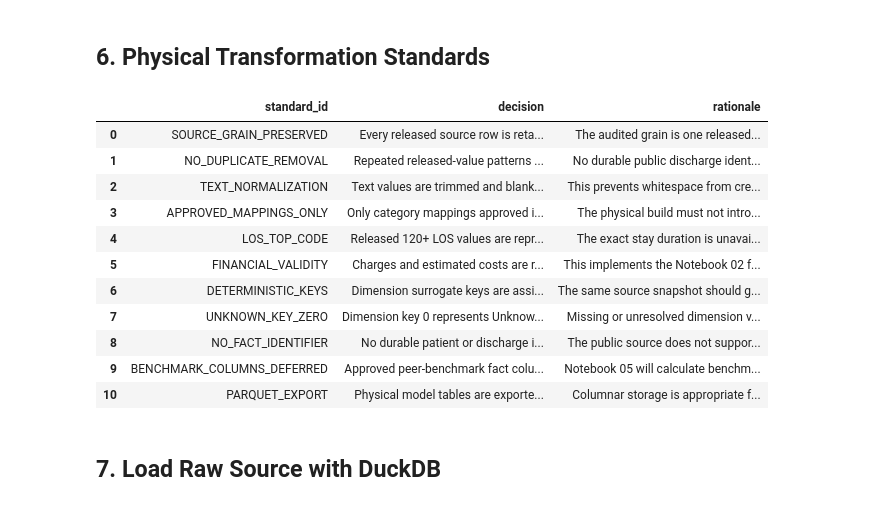
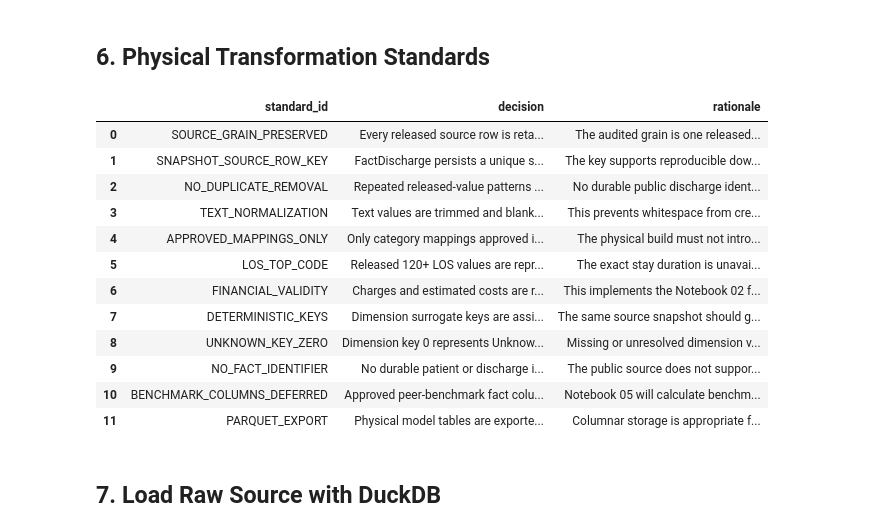
Before and after one commit to doyounghi/Healthcare-data-analysis, a Jupyter notebook: 04_hospital_operations_powerbi/notebooks/04_physical_data_model_build.ipynb, the cells around one changed output. Drawn from its saved outputs; the diff is of its cells as text; code cells hidden in the pictures.

```diff
--- a/04_hospital_operations_powerbi/notebooks/04_physical_data_model_build.ipynb
+++ b/04_hospital_operations_powerbi/notebooks/04_physical_data_model_build.ipynb
@@ -347,6 +347,17 @@ transformation_standards = pd.DataFrame([
         "standard_id": "SOURCE_GRAIN_PRESERVED",
         "decision": "Every released source row is retained in FactDischarge.",
         "rationale": "The audited grain is one released inpatient discharge.",
+    },
+    {
+        "standard_id": "SNAPSHOT_SOURCE_ROW_KEY",
+        "decision": (
+            "FactDischarge persists a unique source-row ordinal scoped to the "
+            "audited snapshot."
+        ),
+        "rationale": (
+            "The key supports reproducible downstream joins without implying patient "
+            "identity or longitudinal discharge linkage."
+        ),
     },
     {
         "standard_id": "NO_DUPLICATE_REMOVAL",
@@ -383,43 +394,44 @@ transformation_standards = pd.DataFrame([
         "standard_id": "DETERMINISTIC_KEYS",
         "decision": "Dimension surrogate keys are assigned deterministically from sorted natural-key values.",
         "rationale": "The same source snapshot should generate the same keys across clean reruns.",
     },
     {
         "standard_id": "UNKNOWN_KEY_ZERO",
         "decision": "Dimension key 0 represents Unknown / Not Available.",
         "rationale": "Missing or unresolved dimension values must not remove fact rows.",
     },
     {
         "standard_id": "NO_FACT_IDENTIFIER",
         "decision": "No durable patient or discharge identifier is invented.",
         "rationale": "The public source does not support longitudinal linkage.",
     },
     {
         "standard_id": "BENCHMARK_COLUMNS_DEFERRED",
         "decision": "Approved peer-benchmark fact columns are created as typed null placeholders.",
         "rationale": "Notebook 05 will calculate benchmark values without changing the approved fact-table schema.",
     },
     {
         "standard_id": "PARQUET_EXPORT",
         "decision": "Physical model tables are exported as compressed Parquet.",
         "rationale": "Columnar storage is appropriate for the 2.1-million-row fact table and future Power BI/Fabric workflows.",
     },
 ])
 
 transformation_standards
 # %% [output]
 |  | standard_id | decision | rationale |
 | 0 | SOURCE_GRAIN_PRESERVED | Every released source row is reta... | The audited grain is one released... |
-| 1 | NO_DUPLICATE_REMOVAL | Repeated released-value patterns ... | No durable public discharge ident... |
-| 2 | TEXT_NORMALIZATION | Text values are trimmed and blank... | This prevents whitespace from cre... |
-| 3 | APPROVED_MAPPINGS_ONLY | Only category mappings approved i... | The physical build must not intro... |
-| 4 | LOS_TOP_CODE | Released 120+ LOS values are repr... | The exact stay duration is unavai... |
-| 5 | FINANCIAL_VALIDITY | Charges and estimated costs are r... | This implements the Notebook 02 f... |
-| 6 | DETERMINISTIC_KEYS | Dimension surrogate keys are assi... | The same source snapshot should g... |
-| 7 | UNKNOWN_KEY_ZERO | Dimension key 0 represents Unknow... | Missing or unresolved dimension v... |
-| 8 | NO_FACT_IDENTIFIER | No durable patient or discharge i... | The public source does not suppor... |
-| 9 | BENCHMARK_COLUMNS_DEFERRED | Approved peer-benchmark fact colu... | Notebook 05 will calculate benchm... |
-| 10 | PARQUET_EXPORT | Physical model tables are exporte... | Columnar storage is appropriate f... |
+| 1 | SNAPSHOT_SOURCE_ROW_KEY | FactDischarge persists a unique s... | The key supports reproducible dow... |
+| 2 | NO_DUPLICATE_REMOVAL | Repeated released-value patterns ... | No durable public discharge ident... |
+| 3 | TEXT_NORMALIZATION | Text values are trimmed and blank... | This prevents whitespace from cre... |
+| 4 | APPROVED_MAPPINGS_ONLY | Only category mappings approved i... | The physical build must not intro... |
+| 5 | LOS_TOP_CODE | Released 120+ LOS values are repr... | The exact stay duration is unavai... |
+| 6 | FINANCIAL_VALIDITY | Charges and estimated costs are r... | This implements the Notebook 02 f... |
+| 7 | DETERMINISTIC_KEYS | Dimension surrogate keys are assi... | The same source snapshot should g... |
+| 8 | UNKNOWN_KEY_ZERO | Dimension key 0 represents Unknow... | Missing or unresolved dimension v... |
+| 9 | NO_FACT_IDENTIFIER | No durable patient or discharge i... | The public source does not suppor... |
+| 10 | BENCHMARK_COLUMNS_DEFERRED | Approved peer-benchmark fact colu... | Notebook 05 will calculate benchm... |
+| 11 | PARQUET_EXPORT | Physical model tables are exporte... | Columnar storage is appropriate f... |
 # %% [markdown]
 ## 7. Load Raw Source with DuckDB
 # %%
```
Also changed, not shown: parts of 10 cells of this notebook, 37 other files.
